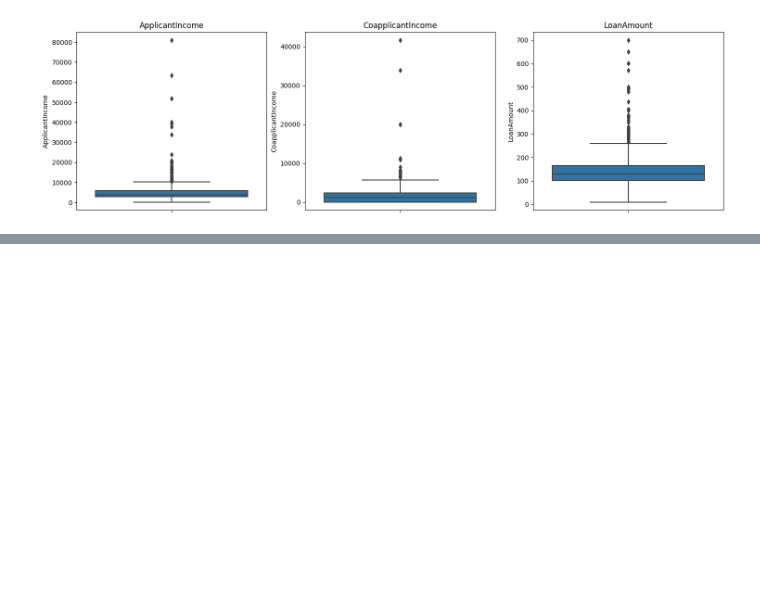
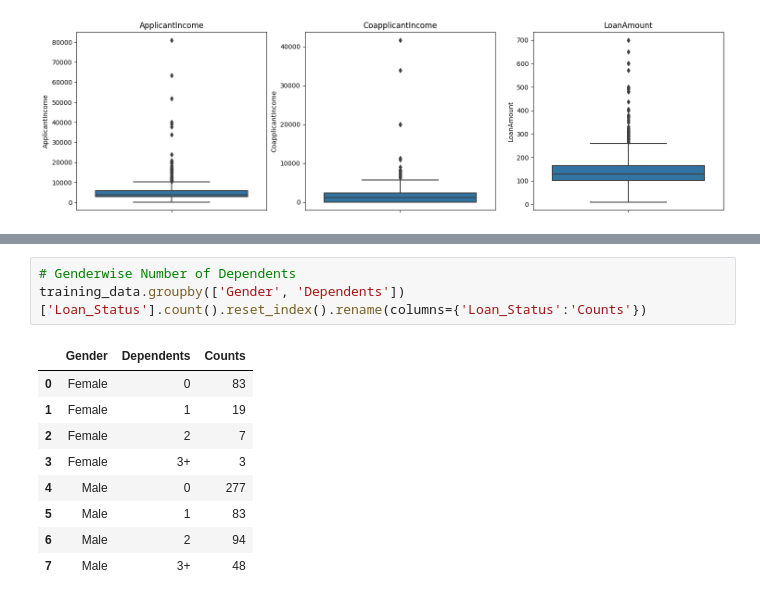
Before and after one commit to Akshay-Paunikar/Loan_Prediction_ML, a Jupyter notebook: project/notebook/Loan_Prediction.ipynb, the cells around one changed output, grey strips where cells are left out. Cells and saved outputs as stored; diff of their text form; blank space fills up the shorter version.

```diff
--- a/project/notebook/Loan_Prediction.ipynb
+++ b/project/notebook/Loan_Prediction.ipynb
@@ -725,0 +798,13 @@ plt.show()
+# %%
+# Genderwise Number of Dependents
+training_data.groupby(['Gender', 'Dependents'])['Loan_Status'].count().reset_index().rename(columns={'Loan_Status':'Counts'})
+# %% [output]
+|  | Gender | Dependents | Counts |
+| 0 | Female | 0 | 83 |
+| 1 | Female | 1 | 19 |
+| 2 | Female | 2 | 7 |
+| 3 | Female | 3+ | 3 |
+| 4 | Male | 0 | 277 |
+| 5 | Male | 1 | 83 |
+| 6 | Male | 2 | 94 |
+| 7 | Male | 3+ | 48 |
```
Also changed, not shown: parts of 9 cells of this notebook.
